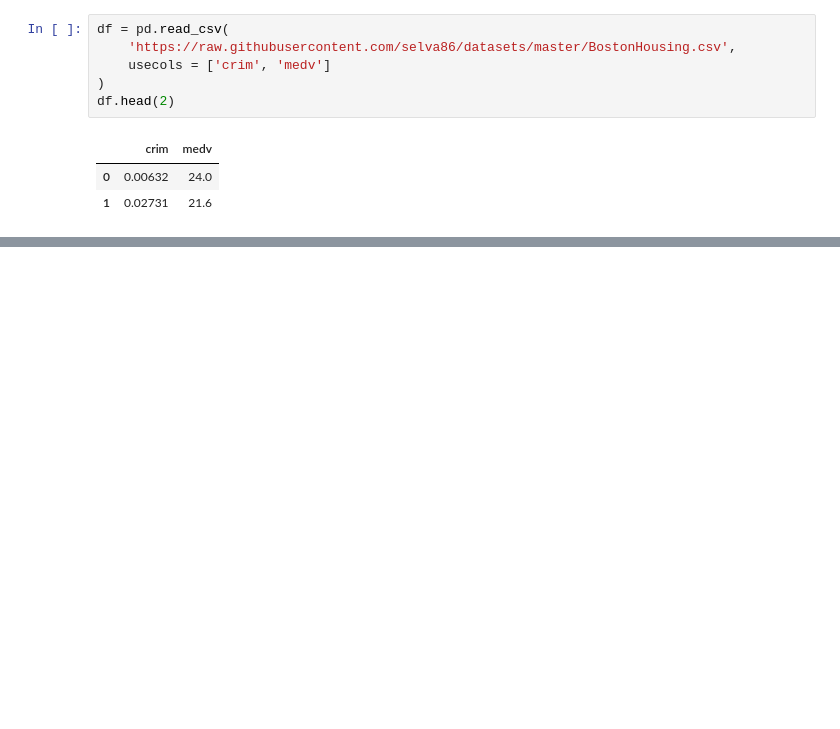
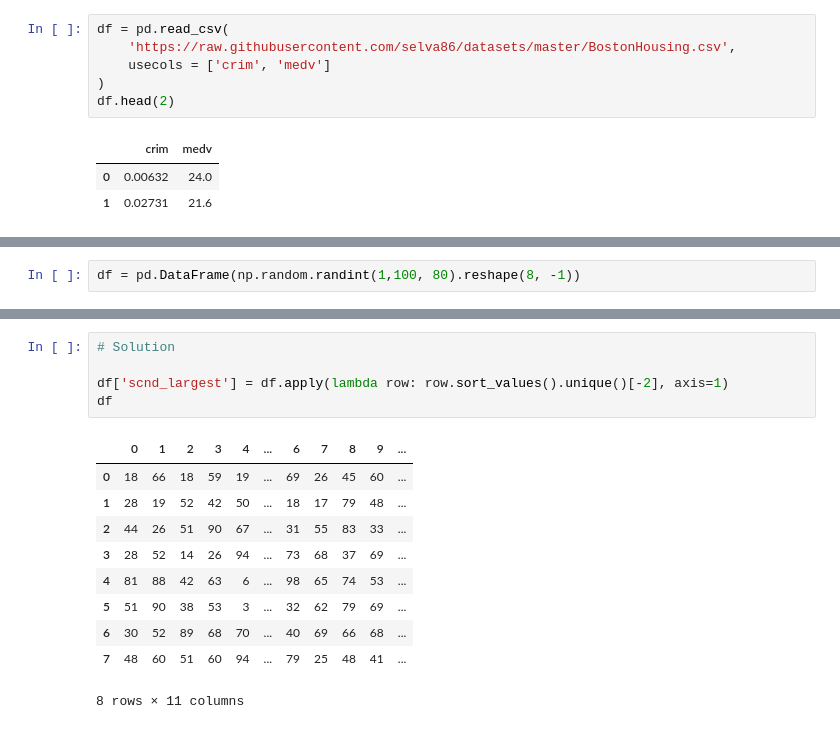
Before and after one commit to paulooctavio/101-pandas-exercises-for-da, a Jupyter notebook: 101 Pandas Exercises for Data Analysis.ipynb, the cells around one changed output, grey strips where cells are left out. Cells and saved outputs as stored; diff of their text form; blank space fills up the shorter version.

```diff
--- a/101 Pandas Exercises for Data Analysis.ipynb
+++ b/101 Pandas Exercises for Data Analysis.ipynb
@@ -902,0 +1677,2 @@ df.head(2)
+# %%
+df = pd.DataFrame(np.random.randint(1,100, 80).reshape(8, -1))
@@ -902,0 +1691,16 @@ df.head(2)
+# %%
+# Solution
+
+df['scnd_largest'] = df.apply(lambda row: row.sort_values().unique()[-2], axis=1)
+df
+# %% [output]
+|  | 0 | 1 | 2 | 3 | 4 | ... | 6 | 7 | 8 | 9 | ... |
+| 0 | 18 | 66 | 18 | 59 | 19 | ... | 69 | 26 | 45 | 60 | ... |
+| 1 | 28 | 19 | 52 | 42 | 50 | ... | 18 | 17 | 79 | 48 | ... |
+| 2 | 44 | 26 | 51 | 90 | 67 | ... | 31 | 55 | 83 | 33 | ... |
+| 3 | 28 | 52 | 14 | 26 | 94 | ... | 73 | 68 | 37 | 69 | ... |
+| 4 | 81 | 88 | 42 | 63 | 6 | ... | 98 | 65 | 74 | 53 | ... |
+| 5 | 51 | 90 | 38 | 53 | 3 | ... | 32 | 62 | 79 | 69 | ... |
+| 6 | 30 | 52 | 89 | 68 | 70 | ... | 40 | 69 | 66 | 68 | ... |
+| 7 | 48 | 60 | 51 | 60 | 94 | ... | 79 | 25 | 48 | 41 | ... |
+8 rows × 11 columns
```
Also changed, not shown: parts of 103 cells of this notebook.
